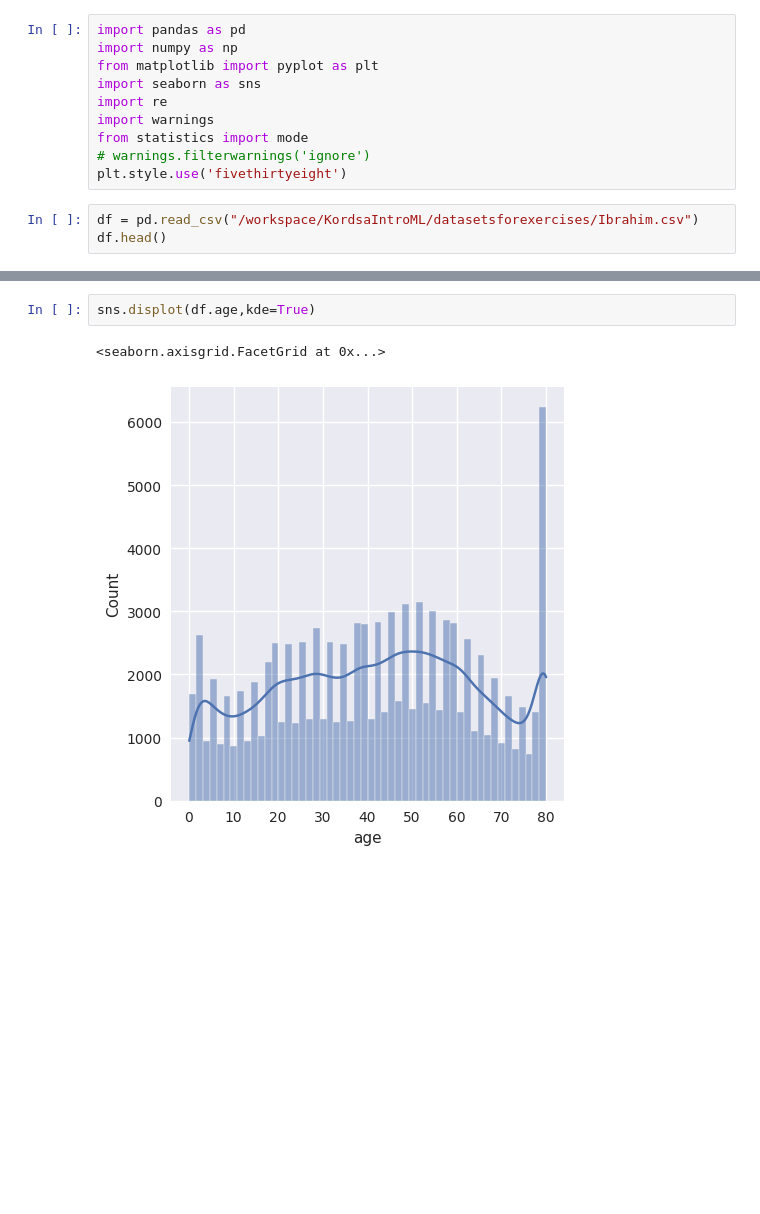
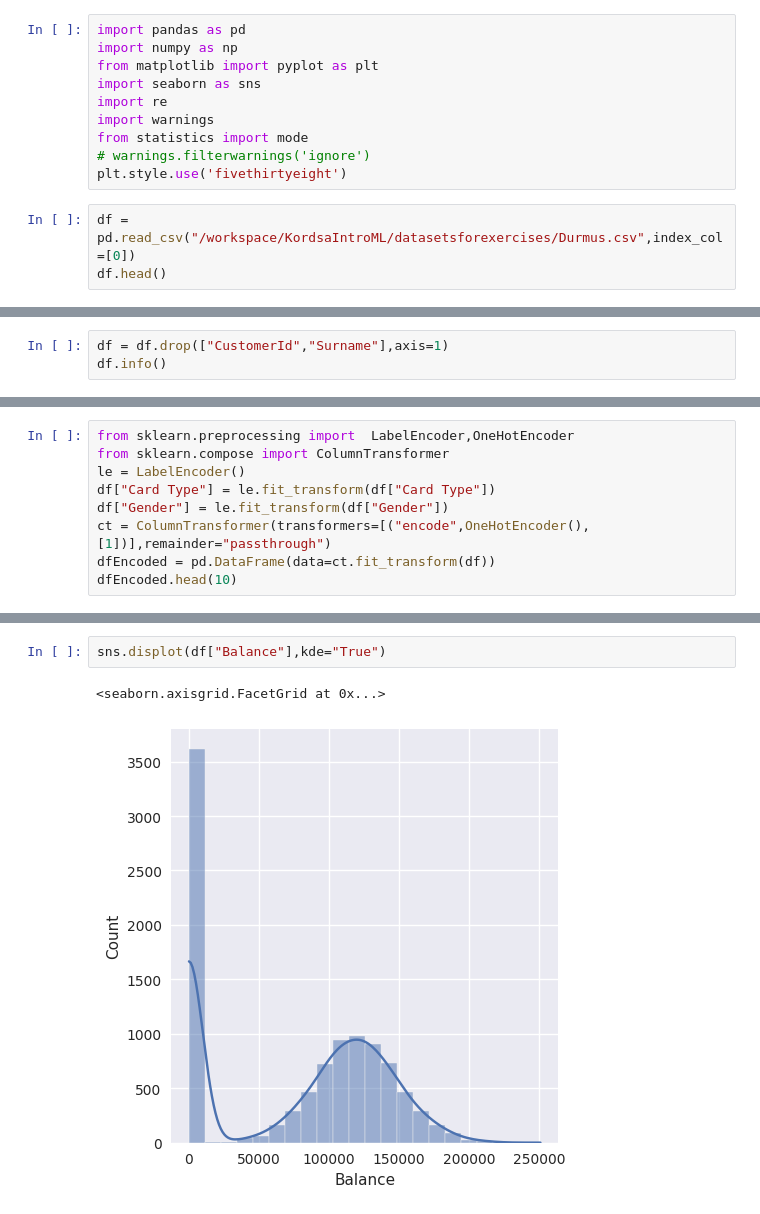
Before and after one commit to ibrahimediz/KordsaIntroML, a Jupyter notebook: Exercises/Cevaplar/MlModel.ipynb, the cells around one changed output, grey strips where cells are left out. Saved outputs shown, nothing was run; the diff lists cells and outputs as text; blank space fills up the shorter version.

```diff
--- a/Exercises/Cevaplar/MlModel.ipynb
+++ b/Exercises/Cevaplar/MlModel.ipynb
@@ -9,6 +9,6 @@ from statistics import mode
 # warnings.filterwarnings('ignore')
 plt.style.use('fivethirtyeight')
 # %%
-df = pd.read_csv("/workspace/KordsaIntroML/datasetsforexercises/Ibrahim.csv")
+df = pd.read_csv("/workspace/KordsaIntroML/datasetsforexercises/Durmus.csv",index_col=[0])
 df.head()
 # %% [output]
@@ -102,0 +118,3 @@ df.hist(bins=70);
+# %%
+df = df.drop(["CustomerId","Surname"],axis=1)
+df.info()
@@ -102,0 +170,9 @@ df.hist(bins=70);
+# %%
+from sklearn.preprocessing import  LabelEncoder,OneHotEncoder
+from sklearn.compose import ColumnTransformer
+le = LabelEncoder()
+df["Card Type"] = le.fit_transform(df["Card Type"])
+df["Gender"] = le.fit_transform(df["Gender"])
+ct = ColumnTransformer(transformers=[("encode",OneHotEncoder(),[1])],remainder="passthrough")
+dfEncoded = pd.DataFrame(data=ct.fit_transform(df))
+dfEncoded.head(10)
@@ -103,5 +218,5 @@ df.hist(bins=70);
 # %%
-sns.displot(df.age,kde=True)
+sns.displot(df["Balance"],kde="True")
 # %% [output]
 <seaborn.axisgrid.FacetGrid at 0x...>
-[figure, old version]
+[figure, new version]
```
Also changed, not shown: parts of 53 cells of this notebook, 3 other files.
